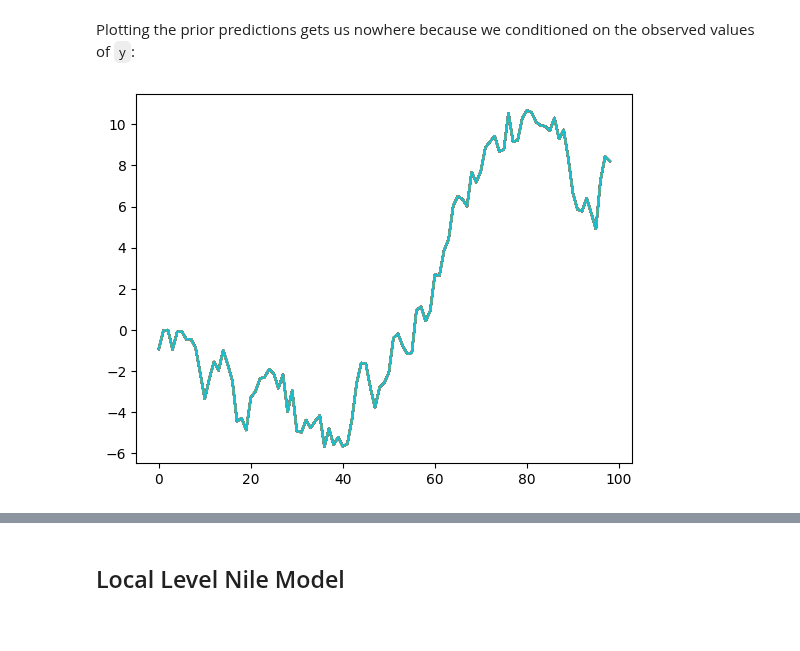
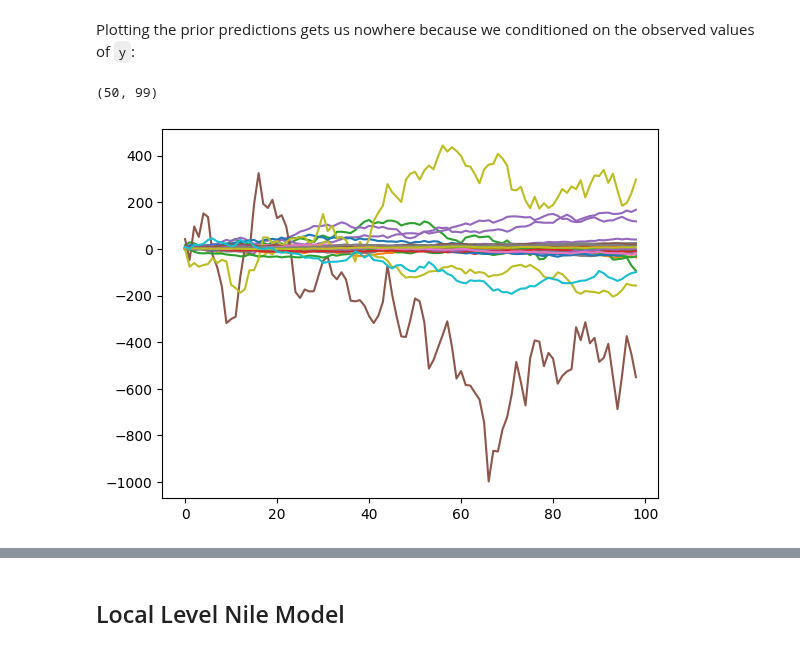
Before and after one commit to banditkings/learning-causal-impact, a Jupyter notebook: notebooks/0.1-numpyro_scan.ipynb, the cells around one changed output, grey strips where cells are left out. Cells and saved outputs as stored; diff of their text form; code cells hidden in the pictures.

```diff
--- a/notebooks/0.1-numpyro_scan.ipynb
+++ b/notebooks/0.1-numpyro_scan.ipynb
@@ -250,6 +330,8 @@ numpyro.render_model(ar2_scan, model_args=(y,), render_distributions=True)
 [drawing not drawn]
 # %%
 # Inference
+
+rng_key = random.PRNGKey(123)
 sampler = NUTS(ar2_scan)
 mcmc = MCMC(sampler, num_warmup=1000, num_samples=1000, num_chains=1)
 mcmc.run(rng_key, y=y)
@@ -342,4 +414,5 @@ Here we use the `condition` handler so that we only `scan` over all the values o
 # %%
+y = locations
 numpyro.render_model(local_level, model_args=(y,), render_distributions=True)
 # %% [output]
 [drawing not drawn]
@@ -356,29 +419,20 @@ for t in range(T):
-# %%
-# sim data with jax
-
-rng_key_ = random.PRNGKey(0)
-
-# make an array of errors, and then we'll iterate over them
-errors = dist.Normal().sample(rng_key_, (T,))
-
-def simulate_local_level(current_level, x):
-    current_level = current_level + x
-    return current_level, current_level
-
-final_state, y = scan(simulate_local_level, init=0, xs=errors)
 # %%
 ## Prior Predictive
 num_samples = 50
 prior_predictive = Predictive(local_level, num_samples=num_samples)
-prior_predictions = prior_predictive(rng_key, y)['y']
+prior_predictions = prior_predictive(rng_key, y)['level']
 # %% [markdown]
 Plotting the prior predictions gets us nowhere because we conditioned on the observed values of `y`:
+# %%
+prior_predictions.shape
+# %% [output]
+(50, 99)
 # %%
-x = range(T-1)
+x = jnp.arange(0, prior_predictions.shape[1])
 for i in range(num_samples):
     plt.plot(x, prior_predictions[i])
 # %% [output]
-[figure, old version]
+[figure, new version]
 # %%
 # Inference
 kernel = NUTS(local_level)
```
Also changed, not shown: parts of 45 cells of this notebook, 4 other files.
